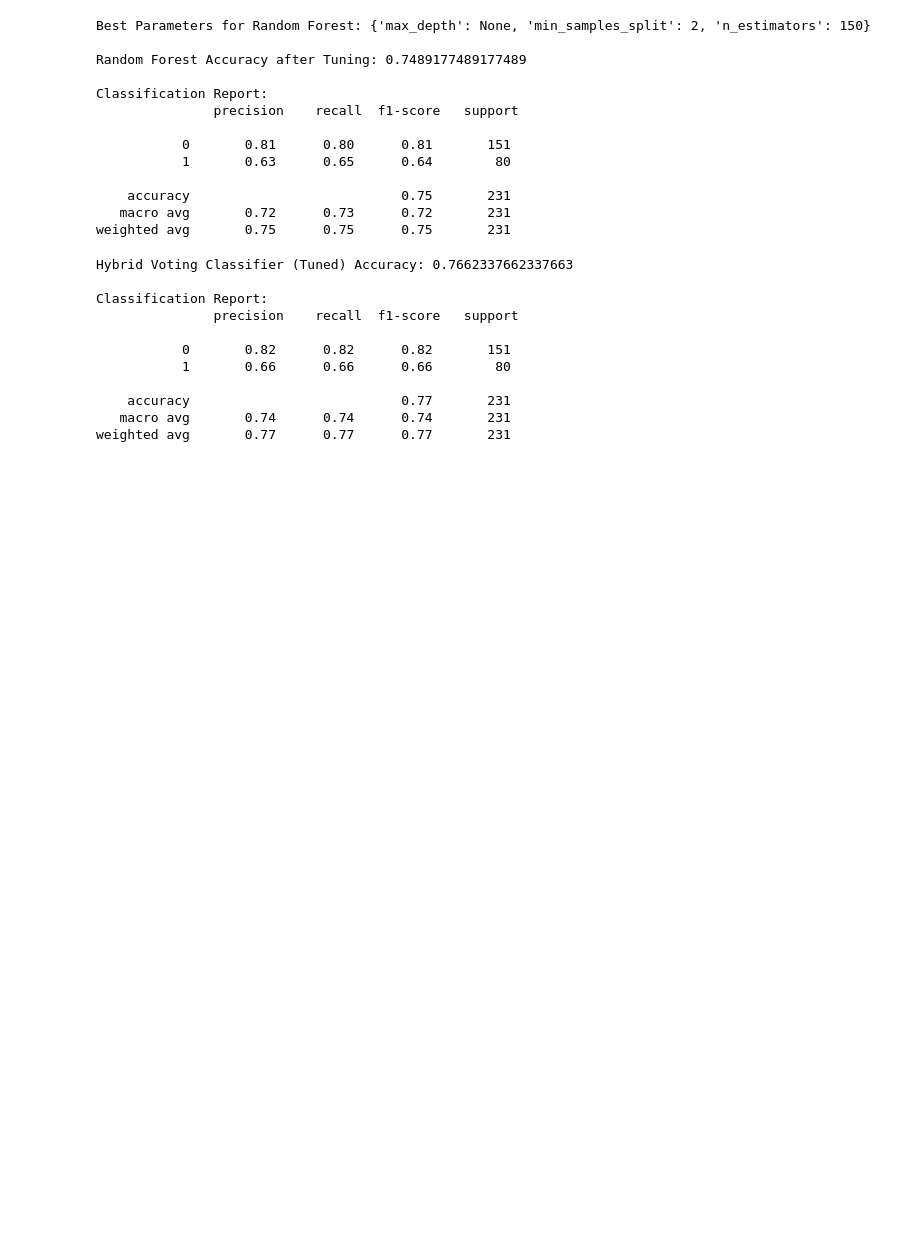
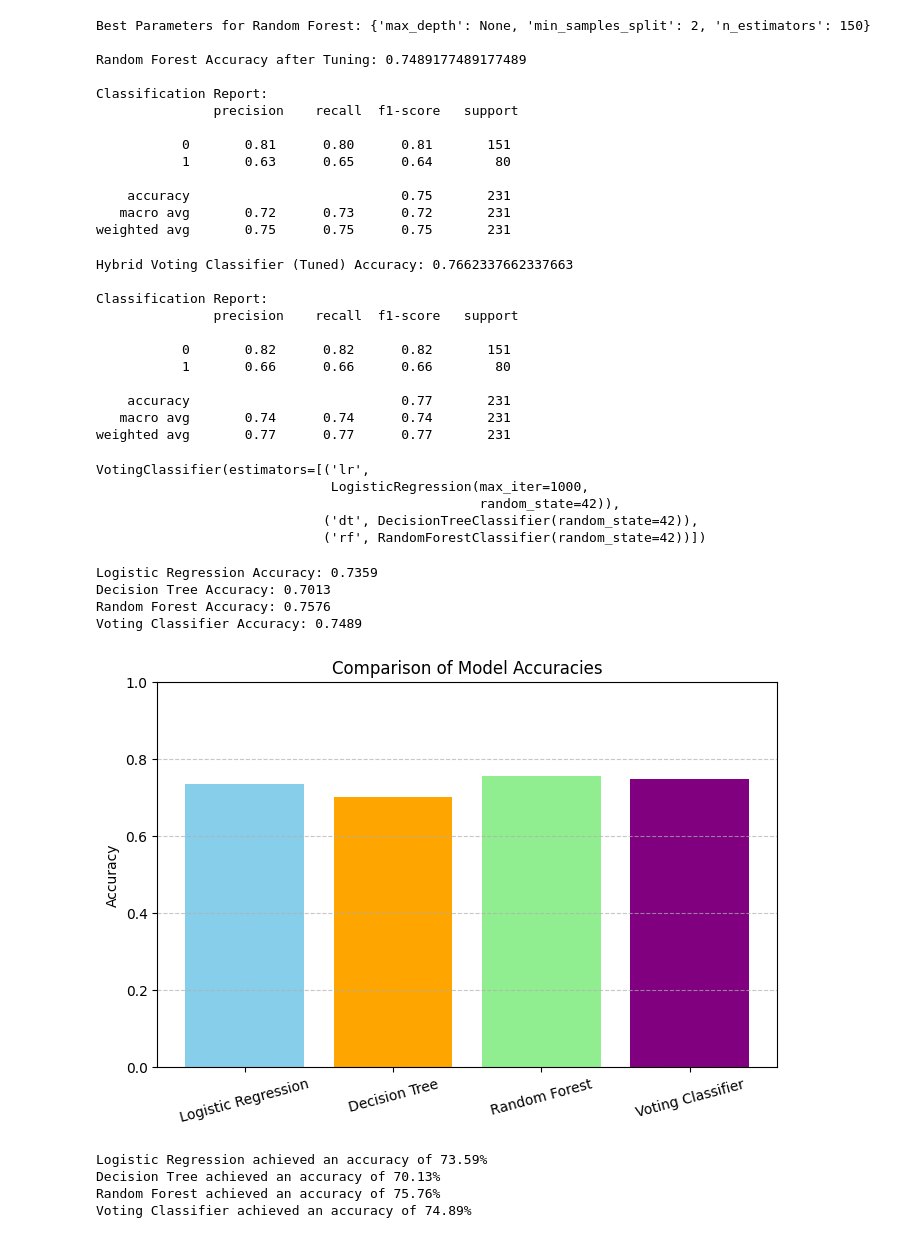
Before and after one commit to Dhanunjaya18/disease-prediction-hybrid-ml, a Jupyter notebook: 01_data_exploration.ipynb, the cells around one changed output. Cells and saved outputs as stored; diff of their text form; code cells hidden in the pictures; blank space fills up the shorter version.

Commit message:
Day 6: Final accuracy comparison and visualization

```diff
--- a/01_data_exploration.ipynb
+++ b/01_data_exploration.ipynb
@@ -609,3 +633,30 @@ Classification Report:
     accuracy                           0.77       231
    macro avg       0.74      0.74      0.74       231
 weighted avg       0.77      0.77      0.77       231
+# %%
+from sklearn.linear_model import LogisticRegression
+from sklearn.tree import DecisionTreeClassifier
+from sklearn.ensemble import RandomForestClassifier, VotingClassifier
+
+# Individual models
+log_clf = LogisticRegression(max_iter=1000, random_state=42)
+dt_clf = DecisionTreeClassifier(random_state=42)
+rf_clf = RandomForestClassifier(random_state=42)
+
+# Train models
+log_clf.fit(X_train, y_train)
+dt_clf.fit(X_train, y_train)
+rf_clf.fit(X_train, y_train)
+
+# Voting Classifier (hybrid)
+voting_clf = VotingClassifier(
+    estimators=[('lr', log_clf), ('dt', dt_clf), ('rf', rf_clf)],
+    voting='hard'
+)
+voting_clf.fit(X_train, y_train)
+# %% [output]
+VotingClassifier(estimators=[('lr',
+                              LogisticRegression(max_iter=1000,
+                                                 random_state=42)),
+                             ('dt', DecisionTreeClassifier(random_state=42)),
+                             ('rf', RandomForestClassifier(random_state=42))])
@@ -611,0 +683,42 @@ weighted avg       0.77      0.77      0.77       231
+# %%
+from sklearn.metrics import accuracy_score
+
+# Accuracy of each model
+log_accuracy = accuracy_score(y_test, log_clf.predict(X_test))
+dt_accuracy = accuracy_score(y_test, dt_clf.predict(X_test))
+rf_accuracy = accuracy_score(y_test, rf_clf.predict(X_test))
+voting_accuracy = accuracy_score(y_test, voting_clf.predict(X_test))
+
+models = ['Logistic Regression', 'Decision Tree', 'Random Forest', 'Voting Classifier']
+accuracies = [log_accuracy, dt_accuracy, rf_accuracy, voting_accuracy]
+
+# Print them
+for model, acc in zip(models, accuracies):
+    print(f"{model} Accuracy: {acc:.4f}")
+# %% [output]
+Logistic Regression Accuracy: 0.7359
+Decision Tree Accuracy: 0.7013
+Random Forest Accuracy: 0.7576
+Voting Classifier Accuracy: 0.7489
+# %%
+import matplotlib.pyplot as plt
+
+# Plotting accuracy comparison
+plt.figure(figsize=(8, 5))
+plt.bar(models, accuracies, color=['skyblue', 'orange', 'lightgreen', 'purple'])
+plt.ylabel("Accuracy")
+plt.title("Comparison of Model Accuracies")
+plt.ylim(0, 1)
+plt.grid(axis='y', linestyle='--', alpha=0.7)
+plt.xticks(rotation=15)
+plt.show()
+# %% [output]
+[figure, added]
+# %%
+for model, acc in zip(models, accuracies):
+    print(f"{model} achieved an accuracy of {acc * 100:.2f}%")
+# %% [output]
+Logistic Regression achieved an accuracy of 73.59%
+Decision Tree achieved an accuracy of 70.13%
+Random Forest achieved an accuracy of 75.76%
+Voting Classifier achieved an accuracy of 74.89%
```
Also changed, not shown: parts of 3 cells of this notebook.
